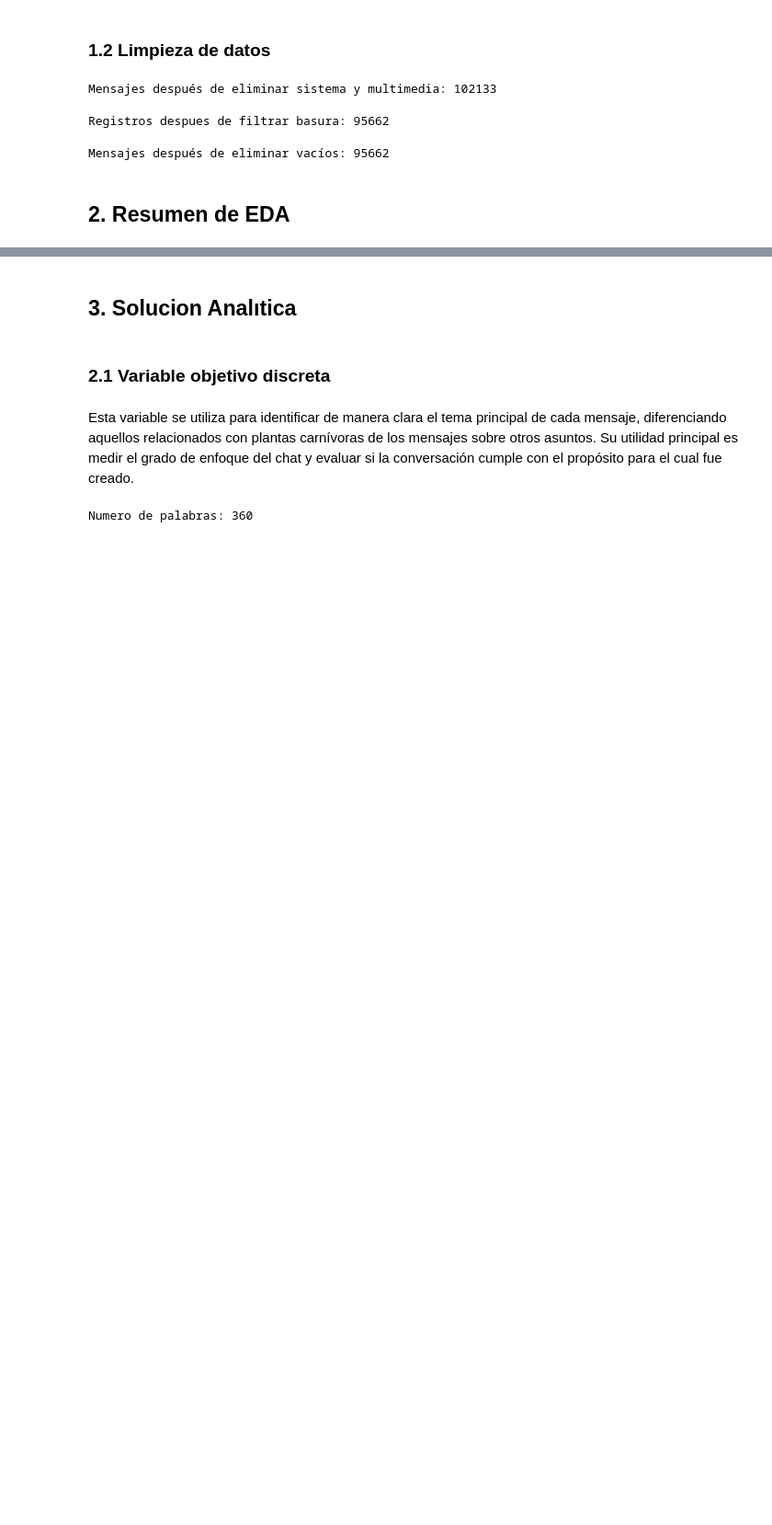
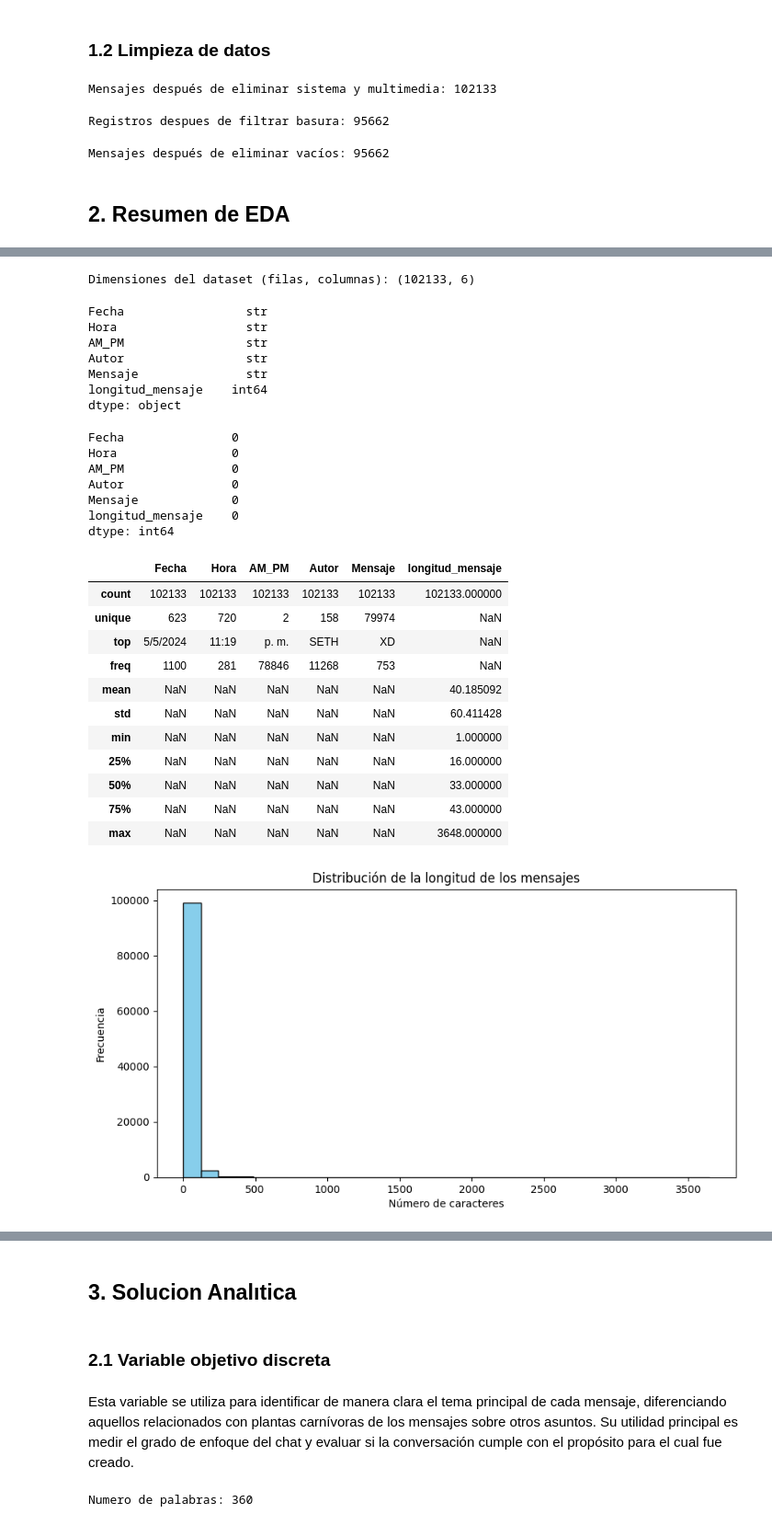
Before and after one commit to somexav/M2_P2, a Jupyter notebook: practica2.ipynb, the cells around one changed output, grey strips where cells are left out. Shown at 92% size. Saved outputs shown, nothing was run; the diff lists cells and outputs as text; code cells hidden in the pictures; blank space fills up the shorter version.

```diff
--- a/practica2.ipynb
+++ b/practica2.ipynb
@@ -203,0 +212,65 @@ Mensajes después de eliminar vacíos: 95662
+# %%
+import matplotlib.pyplot as plt
+
+# --- ANÁLISIS EDA ---
+
+# Dimensiones del dataset
+print("Dimensiones del dataset (filas, columnas):", df.shape)
+
+# Tipos de datos
+display(df.dtypes)
+
+# Valores nulos
+display(df.isnull().sum())
+
+# Estadísticas descriptivas
+display(df.describe(include='all'))
+
+# Longitud de los mensajes
+df['longitud_mensaje'] = df['Mensaje'].astype(str).apply(len)
+
+# Histograma de longitud del mensaje
+plt.figure(figsize=(10, 5))
+plt.hist(df['longitud_mensaje'], bins=30, color='skyblue', edgecolor='black')
+plt.title('Distribución de la longitud de los mensajes')
+plt.xlabel('Número de caracteres')
+plt.ylabel('Frecuencia')
+plt.show()
+
+# Mensajes por usuario (Autor)
+plt.figure(figsize=(10, 5))
+df['Autor'].value_counts().plot(kind='bar', color='coral')
+plt.title('Cantidad de mensajes por usuario')
+plt.xlabel('Usuario')
+plt.ylabel('Mensajes')
+plt.xticks(rotation=45)
+plt.show()
+# %% [output]
+Dimensiones del dataset (filas, columnas): (102133, 6)
+Fecha                 str
+Hora                  str
+AM_PM                 str
+Autor                 str
+Mensaje               str
+longitud_mensaje    int64
+dtype: object
+Fecha               0
+Hora                0
+AM_PM               0
+Autor               0
+Mensaje             0
+longitud_mensaje    0
+dtype: int64
+|  | Fecha | Hora | AM_PM | Autor | Mensaje | longitud_mensaje |
+| count | 102133 | 102133 | 102133 | 102133 | 102133 | 102133.000000 |
+| unique | 623 | 720 | 2 | 158 | 79974 | NaN |
+| top | 5/5/2024 | 11:19 | p. m. | SETH | XD | NaN |
+| freq | 1100 | 281 | 78846 | 11268 | 753 | NaN |
+| mean | NaN | NaN | NaN | NaN | NaN | 40.185092 |
+| std | NaN | NaN | NaN | NaN | NaN | 60.411428 |
+| min | NaN | NaN | NaN | NaN | NaN | 1.000000 |
+| 25% | NaN | NaN | NaN | NaN | NaN | 16.000000 |
+| 50% | NaN | NaN | NaN | NaN | NaN | 33.000000 |
+| 75% | NaN | NaN | NaN | NaN | NaN | 43.000000 |
+| max | NaN | NaN | NaN | NaN | NaN | 3648.000000 |
+[figure, added]
```
Also changed, not shown: parts of 4 cells of this notebook.
